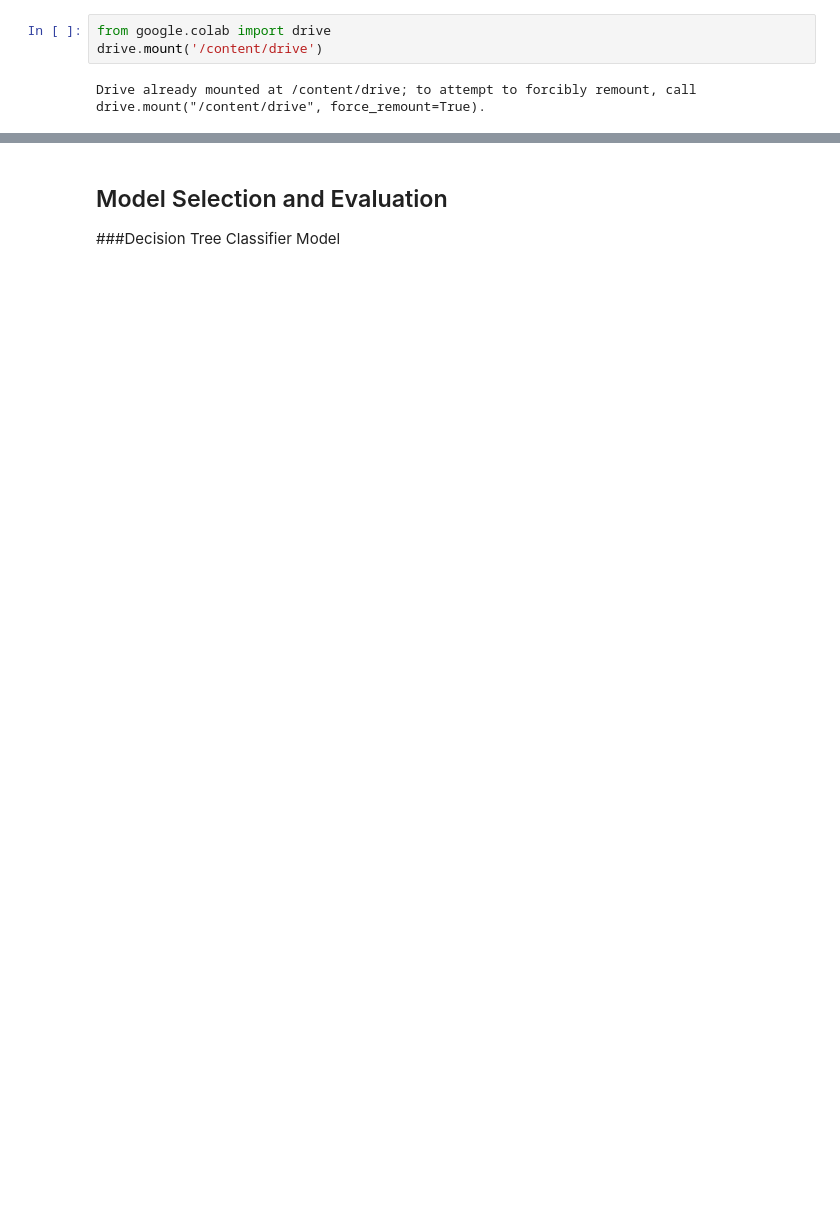
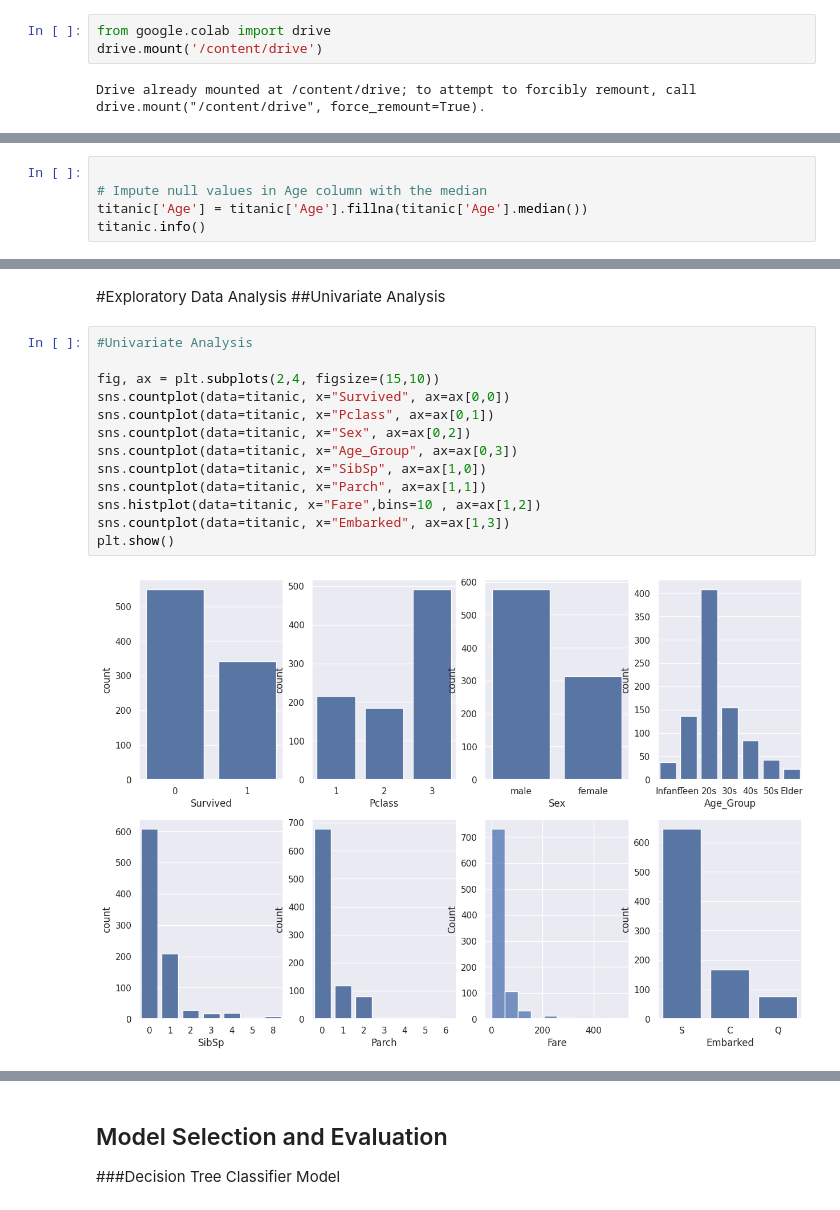
Before and after one commit to mwang-cmn/Titanic-Survivor-Prediction-in-Python, a Jupyter notebook: Titanic_Disaster_Prediction_Survival_Rate.ipynb, the cells around one changed output, grey strips where cells are left out. Drawn from its saved outputs; the diff is of its cells as text; blank space fills up the shorter version.

```diff
--- a/Titanic_Disaster_Prediction_Survival_Rate.ipynb
+++ b/Titanic_Disaster_Prediction_Survival_Rate.ipynb
@@ -251,0 +62,5 @@ survived_data = titanic_data.query("Survived == 1")
+# %%
+
+# Impute null values in Age column with the median
+titanic['Age'] = titanic['Age'].fillna(titanic['Age'].median())
+titanic.info()
@@ -251,0 +108,18 @@ survived_data = titanic_data.query("Survived == 1")
+# %% [markdown]
+#Exploratory Data Analysis
+##Univariate Analysis
+# %%
+#Univariate Analysis
+
+fig, ax = plt.subplots(2,4, figsize=(15,10))
+sns.countplot(data=titanic, x="Survived", ax=ax[0,0])
+sns.countplot(data=titanic, x="Pclass", ax=ax[0,1])
+sns.countplot(data=titanic, x="Sex", ax=ax[0,2])
+sns.countplot(data=titanic, x="Age_Group", ax=ax[0,3])
+sns.countplot(data=titanic, x="SibSp", ax=ax[1,0])
+sns.countplot(data=titanic, x="Parch", ax=ax[1,1])
+sns.histplot(data=titanic, x="Fare",bins=10 , ax=ax[1,2])
+sns.countplot(data=titanic, x="Embarked", ax=ax[1,3])
+plt.show()
+# %% [output]
+[figure, added]
```
Also changed, not shown: parts of 56 cells of this notebook.
